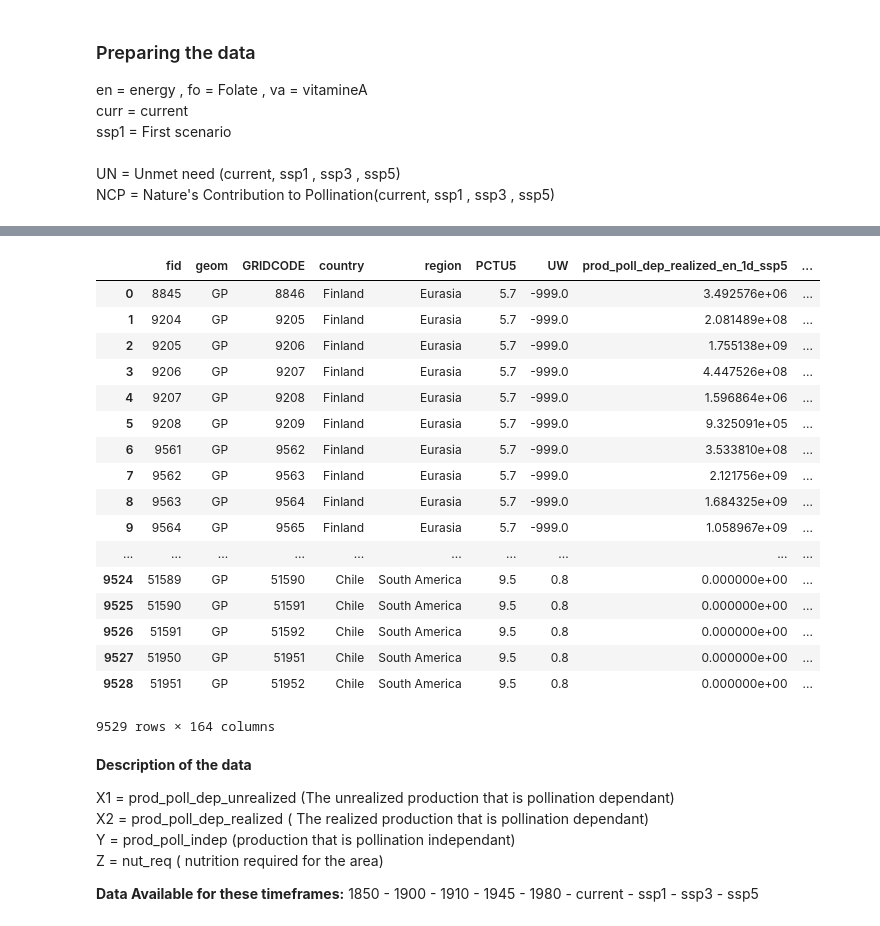
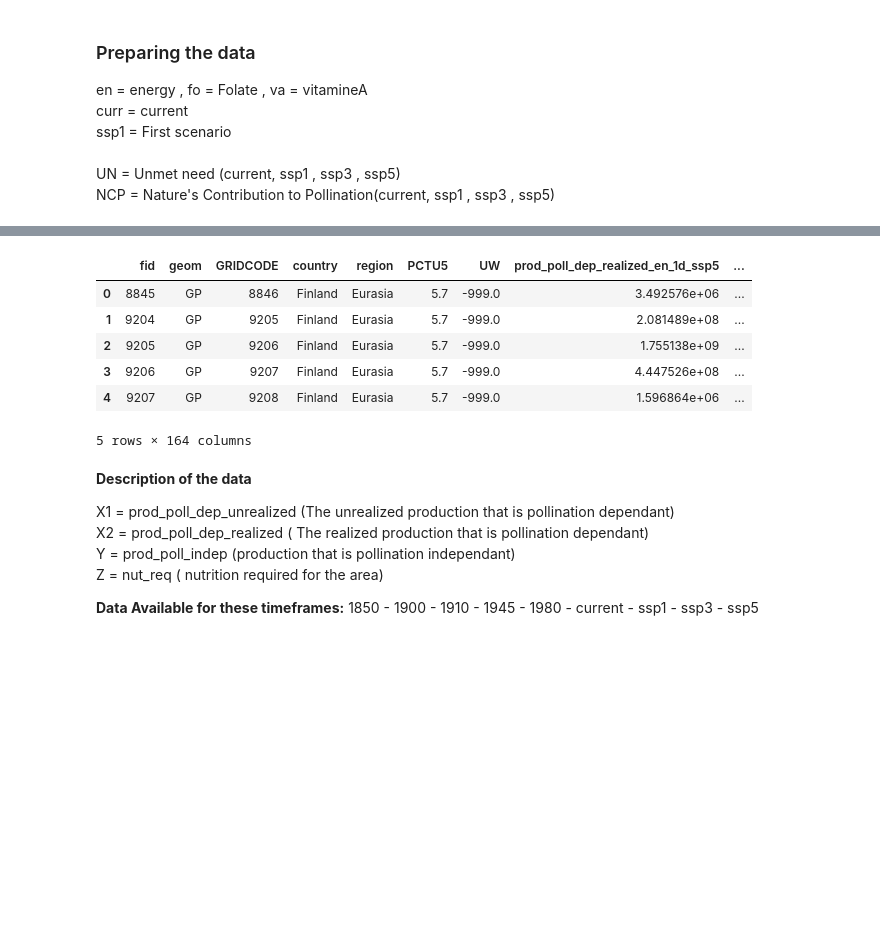
Before and after one commit to AhmedAhres/AhmedAhres.github.io, a Jupyter notebook: DataExploration.ipynb, the cells around one changed output, grey strips where cells are left out. Cells and saved outputs as stored; diff of their text form; code cells hidden in the pictures; blank space fills up the shorter version.

```diff
--- a/DataExploration.ipynb
+++ b/DataExploration.ipynb
@@ -121,24 +109,13 @@ UN
 # %%
-all_datasets['pollination_table_full']
+all_datasets['pollination_table_full'].head()
 # %% [output]
 |  | fid | geom | GRIDCODE | country | region | PCTU5 | UW | prod_poll_dep_realized_en_1d_ssp5 | ... |
 | 0 | 8845 | GP | 8846 | Finland | Eurasia | 5.7 | -999.0 | 3.492576e+06 | ... |
 | 1 | 9204 | GP | 9205 | Finland | Eurasia | 5.7 | -999.0 | 2.081489e+08 | ... |
 | 2 | 9205 | GP | 9206 | Finland | Eurasia | 5.7 | -999.0 | 1.755138e+09 | ... |
 | 3 | 9206 | GP | 9207 | Finland | Eurasia | 5.7 | -999.0 | 4.447526e+08 | ... |
 | 4 | 9207 | GP | 9208 | Finland | Eurasia | 5.7 | -999.0 | 1.596864e+06 | ... |
-| 5 | 9208 | GP | 9209 | Finland | Eurasia | 5.7 | -999.0 | 9.325091e+05 | ... |
-| 6 | 9561 | GP | 9562 | Finland | Eurasia | 5.7 | -999.0 | 3.533810e+08 | ... |
-| 7 | 9562 | GP | 9563 | Finland | Eurasia | 5.7 | -999.0 | 2.121756e+09 | ... |
-| 8 | 9563 | GP | 9564 | Finland | Eurasia | 5.7 | -999.0 | 1.684325e+09 | ... |
-| 9 | 9564 | GP | 9565 | Finland | Eurasia | 5.7 | -999.0 | 1.058967e+09 | ... |
-| ... | ... | ... | ... | ... | ... | ... | ... | ... | ... |
-| 9524 | 51589 | GP | 51590 | Chile | South America | 9.5 | 0.8 | 0.000000e+00 | ... |
-| 9525 | 51590 | GP | 51591 | Chile | South America | 9.5 | 0.8 | 0.000000e+00 | ... |
-| 9526 | 51591 | GP | 51592 | Chile | South America | 9.5 | 0.8 | 0.000000e+00 | ... |
-| 9527 | 51950 | GP | 51951 | Chile | South America | 9.5 | 0.8 | 0.000000e+00 | ... |
-| 9528 | 51951 | GP | 51952 | Chile | South America | 9.5 | 0.8 | 0.000000e+00 | ... |
-9529 rows × 164 columns
+5 rows × 164 columns
 # %% [markdown]
 **Description of the data** <br>
 
```
Also changed, not shown: parts of 26 cells of this notebook, 17 other files.
